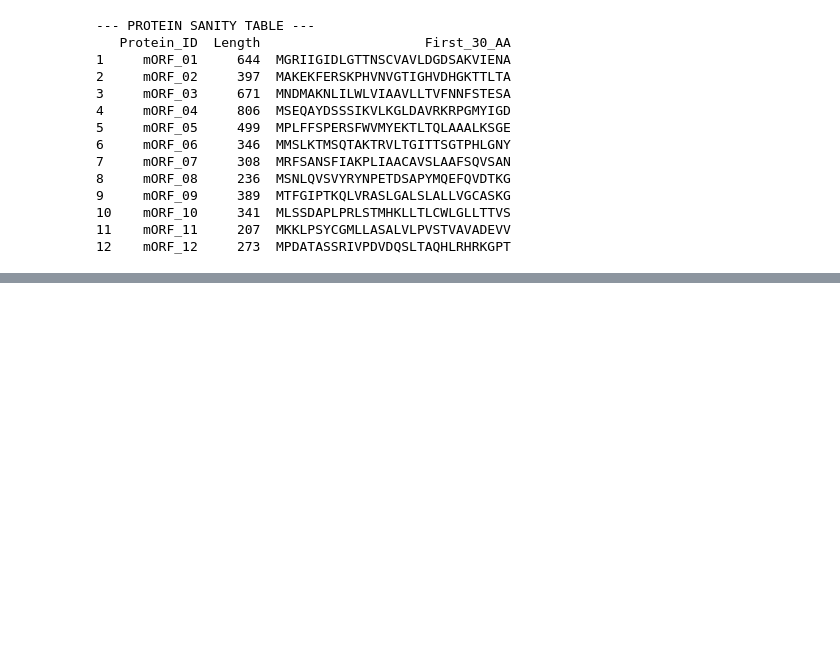
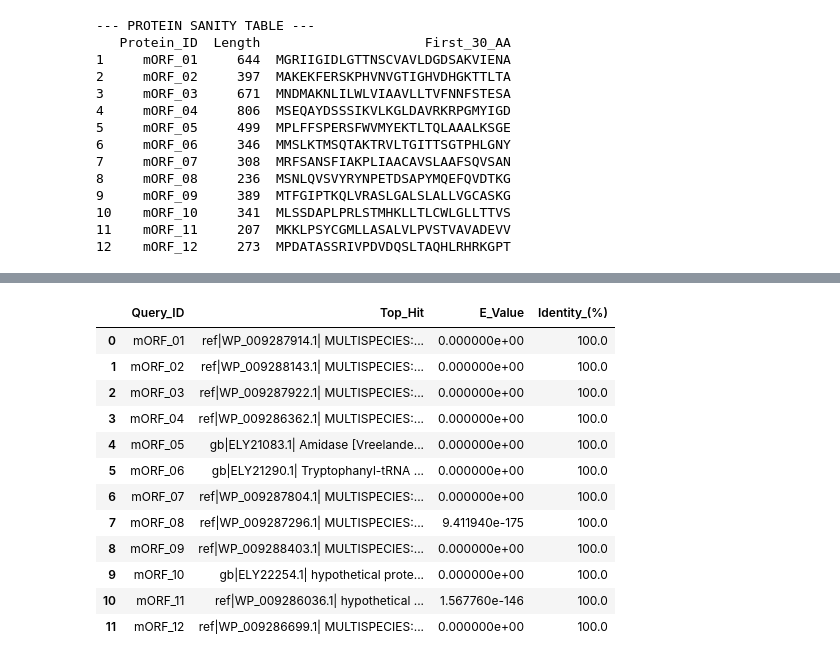
Before and after one commit to cetinazizm07/mysterious_proteins, a Jupyter notebook: bioinformatics_project.ipynb, the cells around one changed output, grey strips where cells are left out. Saved outputs shown, nothing was run; the diff lists cells and outputs as text; code cells hidden in the pictures; blank space fills up the shorter version.

```diff
--- a/bioinformatics_project.ipynb
+++ b/bioinformatics_project.ipynb
@@ -491,0 +549,23 @@ Tree figure saved.
+# %%
+import pandas as pd
+
+# load files
+blast = pd.read_csv("/Users/onat/blast_results/1_standard_blast_results.tsv", sep="\t")
+psi = pd.read_csv("/Users/onat/blast_results/2_psiblast_hypothetical_results.tsv", sep="\t")
+
+# preview columns
+blast
+# %% [output]
+|  | Query_ID | Top_Hit | E_Value | Identity_(%) |
+| 0 | mORF_01 | ref|WP_009287914.1| MULTISPECIES:... | 0.000000e+00 | 100.0 |
+| 1 | mORF_02 | ref|WP_009288143.1| MULTISPECIES:... | 0.000000e+00 | 100.0 |
+| 2 | mORF_03 | ref|WP_009287922.1| MULTISPECIES:... | 0.000000e+00 | 100.0 |
+| 3 | mORF_04 | ref|WP_009286362.1| MULTISPECIES:... | 0.000000e+00 | 100.0 |
+| 4 | mORF_05 | gb|ELY21083.1| Amidase [Vreelande... | 0.000000e+00 | 100.0 |
+| 5 | mORF_06 | gb|ELY21290.1| Tryptophanyl-tRNA ... | 0.000000e+00 | 100.0 |
+| 6 | mORF_07 | ref|WP_009287804.1| MULTISPECIES:... | 0.000000e+00 | 100.0 |
+| 7 | mORF_08 | ref|WP_009287296.1| MULTISPECIES:... | 9.411940e-175 | 100.0 |
+| 8 | mORF_09 | ref|WP_009288403.1| MULTISPECIES:... | 0.000000e+00 | 100.0 |
+| 9 | mORF_10 | gb|ELY22254.1| hypothetical prote... | 0.000000e+00 | 100.0 |
+| 10 | mORF_11 | ref|WP_009286036.1| hypothetical ... | 1.567760e-146 | 100.0 |
+| 11 | mORF_12 | ref|WP_009286699.1| MULTISPECIES:... | 0.000000e+00 | 100.0 |
```
Also changed, not shown: parts of 9 cells of this notebook, 2 other files.
